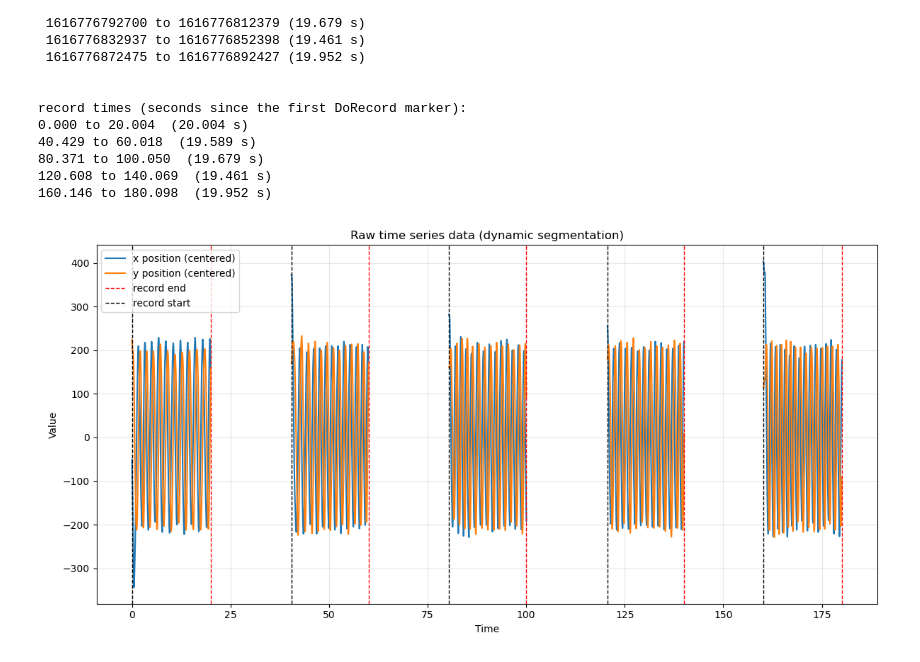
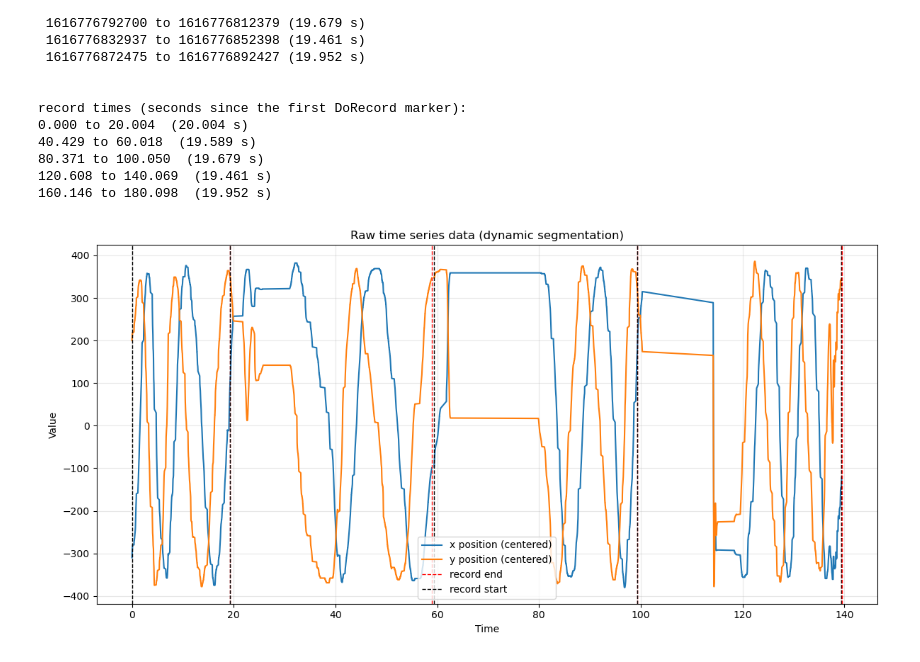
Before and after one commit to AlexisLag-student/IEAP-CircularTask, a Jupyter notebook: CircularTask.ipynb, the cells around one changed output. Saved outputs shown, nothing was run; the diff lists cells and outputs as text; code cells hidden in the pictures.

```diff
--- a/CircularTask.ipynb
+++ b/CircularTask.ipynb
@@ -277,7 +277,7 @@ record times (seconds since the first DoRecord marker):
 import numpy as np
 import matplotlib.pyplot as plt
 
-file = "./data/001MoDe_R1.csv"
+file = "./data/data.csv"
 
 def find_value_in_csv(file, key, sep=","):
     with open(file, "r", encoding="utf-8") as f:
@@ -384,34 +384,34 @@ zero_indices = np.where(timestamp == 0)[0]
 
 record_start_added = False
 record_end_added = False
 
 for idx in zero_indices:
     prev_idx = idx - 1
     next_idx = idx + 1
     if prev_idx >= 0:
         t_black = (timestamp[prev_idx] - timestamp[0]) / 1000.0
         if not record_end_added:
             plt.axvline(x=t_black, color='red', linestyle='--', linewidth=1, label="record end")
             record_end_added = True
         else:
             plt.axvline(x=t_black, color='red', linestyle='--', linewidth=1)
     if next_idx < len(timestamp):
         t_red = (timestamp[next_idx] - timestamp[0]) / 1000.0
         if not record_start_added:
             plt.axvline(x=t_red, color='black', linestyle='--', linewidth=1, label="record start")
             record_start_added = True
         else:
             plt.axvline(x=t_red, color='black', linestyle='--', linewidth=1)
 
 plt.xlabel('Time')
 plt.ylabel('Value')
 plt.title('Raw time series data (dynamic segmentation)')
 plt.legend()
 plt.grid(True, alpha=0.3)
 plt.tight_layout()
 plt.show()
 # %% [output]
-[figure, old version]
+[figure, new version]
 # %%
 import numpy as np
 import matplotlib.pyplot as plt
```
Also changed, not shown: parts of 3 cells of this notebook, 1 other file.
